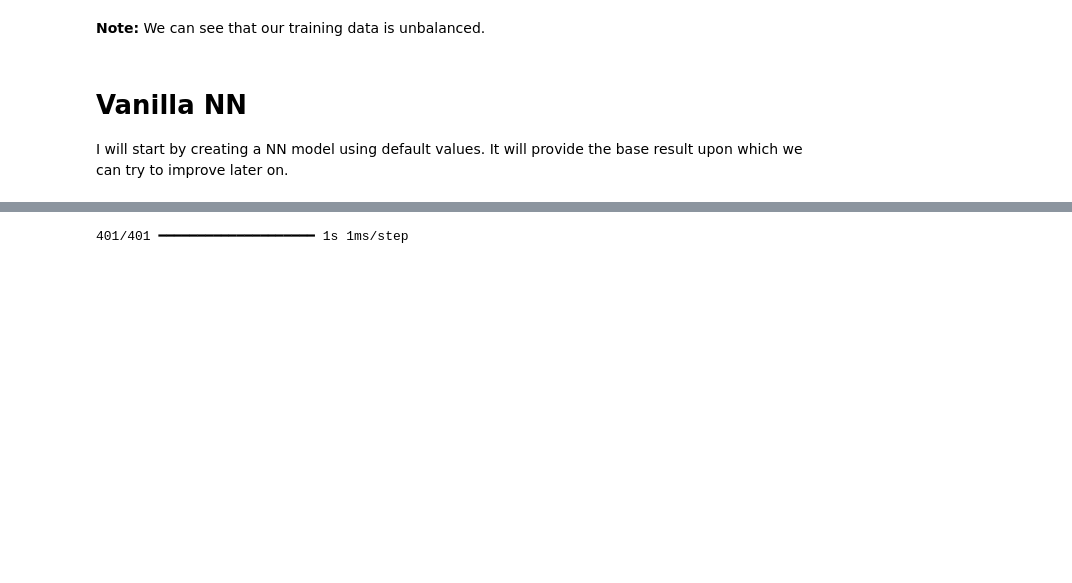
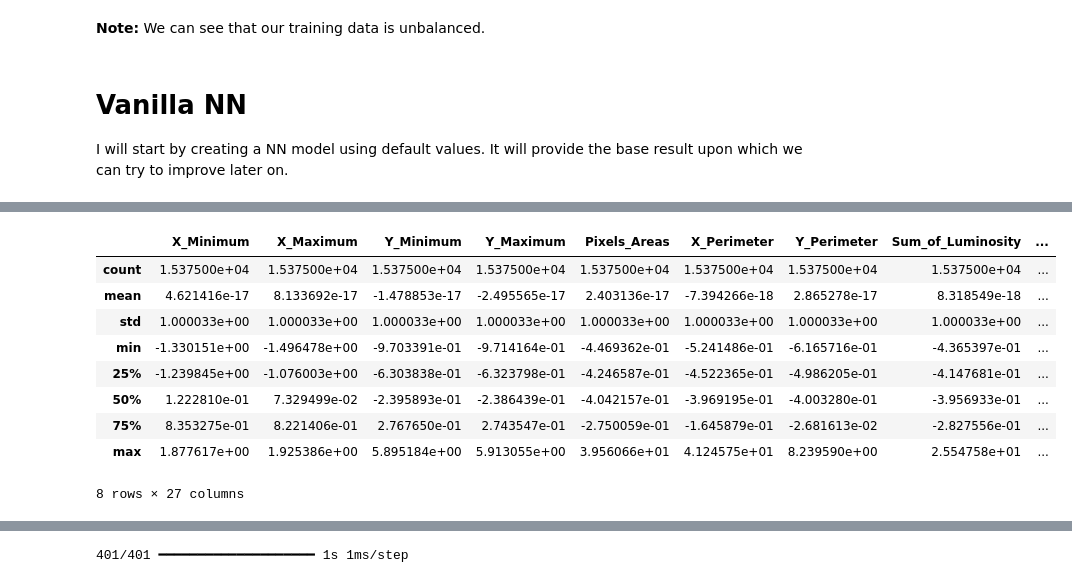
Before and after one commit to tomkalervo/kaggle, a Jupyter notebook: playground-s04e03-001.ipynb, the cells around one changed output, grey strips where cells are left out. Drawn from its saved outputs; the diff is of its cells as text; code cells hidden in the pictures; blank space fills up the shorter version.

```diff
--- a/playground-s04e03-001.ipynb
+++ b/playground-s04e03-001.ipynb
@@ -187,0 +197,6 @@ Our accuracy is quite low. There is definitely room for improvment.
+# %%
+# Let us start by inspecting the input data
+cols = X_train.columns
+for i in range(0,len(cols),4):
+    temp_cols = cols[i:i+4]
+    print(X_train[temp_cols].describe(), '\n')
@@ -187,0 +221,27 @@ Our accuracy is quite low. There is definitely room for improvment.
+# %%
+from sklearn.preprocessing import StandardScaler
+from sklearn.compose import ColumnTransformer
+
+# Pick columns with a 'large' mean,
+# I will chose 2.5 just to avoid manipulation the Log-based categories
+cols_to_std = [c for c in cols if X_train[c].mean() > 2.5]
+
+# Bundle preprocessing for numerical and categorical data
+my_preprocessor = ColumnTransformer(
+    transformers=[
+        ('large mean', StandardScaler(), cols_to_std),
+    ])
+X_train[cols_to_std] = my_preprocessor.fit_transform(X_train)
+# %%
+X_train.describe()
+# %% [output]
+|  | X_Minimum | X_Maximum | Y_Minimum | Y_Maximum | Pixels_Areas | X_Perimeter | Y_Perimeter | Sum_of_Luminosity | ... |
+| count | 1.537500e+04 | 1.537500e+04 | 1.537500e+04 | 1.537500e+04 | 1.537500e+04 | 1.537500e+04 | 1.537500e+04 | 1.537500e+04 | ... |
+| mean | 4.621416e-17 | 8.133692e-17 | -1.478853e-17 | -2.495565e-17 | 2.403136e-17 | -7.394266e-18 | 2.865278e-17 | 8.318549e-18 | ... |
+| std | 1.000033e+00 | 1.000033e+00 | 1.000033e+00 | 1.000033e+00 | 1.000033e+00 | 1.000033e+00 | 1.000033e+00 | 1.000033e+00 | ... |
+| min | -1.330151e+00 | -1.496478e+00 | -9.703391e-01 | -9.714164e-01 | -4.469362e-01 | -5.241486e-01 | -6.165716e-01 | -4.365397e-01 | ... |
+| 25% | -1.239845e+00 | -1.076003e+00 | -6.303838e-01 | -6.323798e-01 | -4.246587e-01 | -4.522365e-01 | -4.986205e-01 | -4.147681e-01 | ... |
+| 50% | 1.222810e-01 | 7.329499e-02 | -2.395893e-01 | -2.386439e-01 | -4.042157e-01 | -3.969195e-01 | -4.003280e-01 | -3.956933e-01 | ... |
+| 75% | 8.353275e-01 | 8.221406e-01 | 2.767650e-01 | 2.743547e-01 | -2.750059e-01 | -1.645879e-01 | -2.681613e-02 | -2.827556e-01 | ... |
+| max | 1.877617e+00 | 1.925386e+00 | 5.895184e+00 | 5.913055e+00 | 3.956066e+01 | 4.124575e+01 | 8.239590e+00 | 2.554758e+01 | ... |
+8 rows × 27 columns
```
Also changed, not shown: parts of 14 cells of this notebook.
